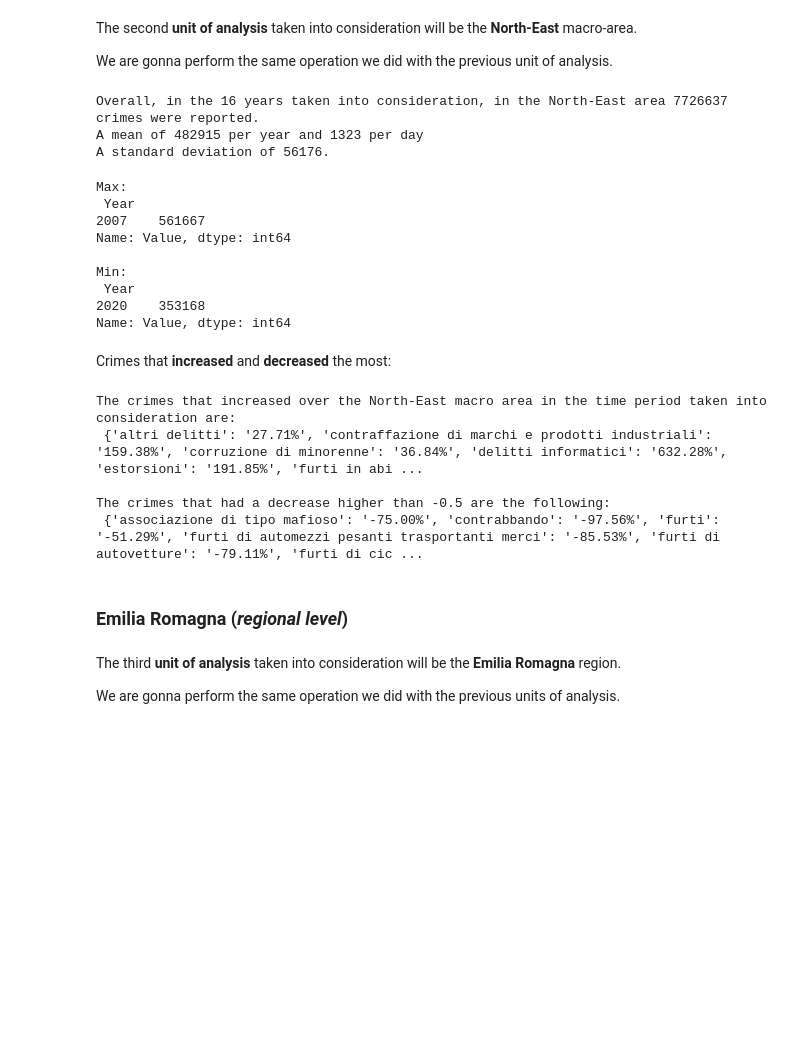
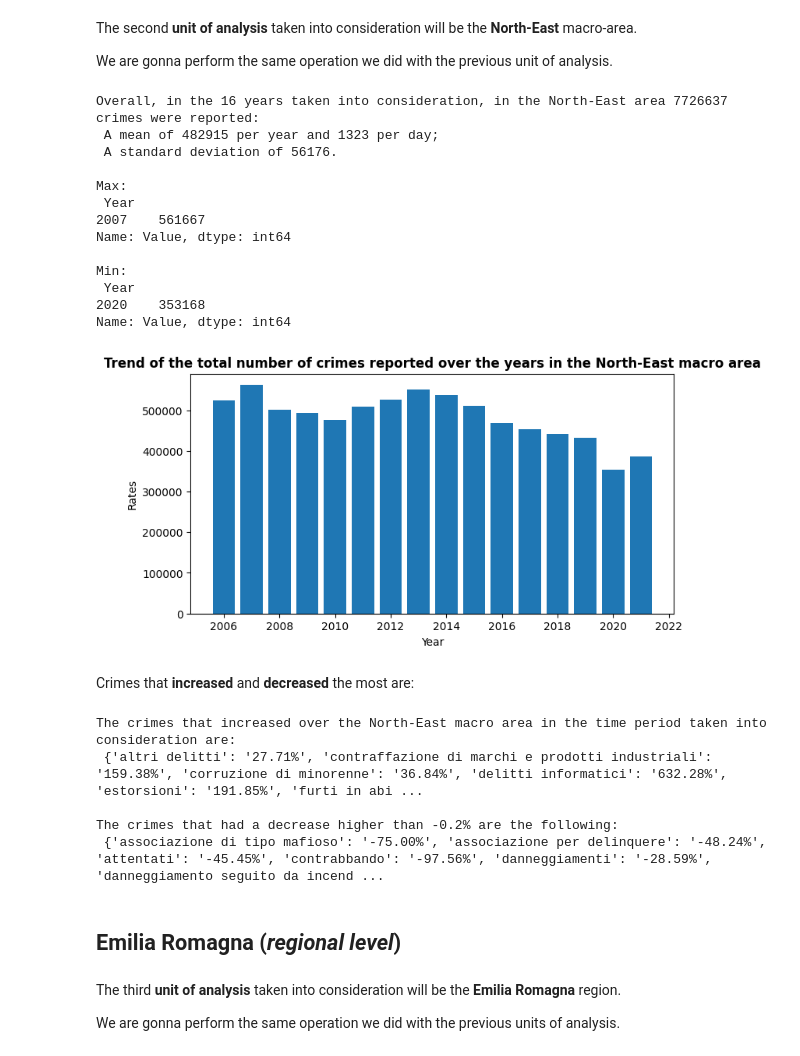
Before and after one commit to marcocolognesi/Crime-Rates-in-Italy-from-2006-to-2021, a Jupyter notebook: results.ipynb, the cells around one changed output. Saved outputs shown, nothing was run; the diff lists cells and outputs as text; code cells hidden in the pictures; blank space fills up the shorter version.

```diff
--- a/results.ipynb
+++ b/results.ipynb
@@ -83,33 +93,42 @@ We are gonna perform the same operation we did with the previous unit of analysi
 # %%
 north_east_df = functions.get_zone_df(df, area='Nord-est')
 north_east_total_values = north_east_df.loc[north_east_df['Crime'] == 'totale'].groupby(['Year']).sum(numeric_only=True)['Value']
 
 
-print(f"Overall, in the 16 years taken into consideration, in the North-East area {sum(north_east_total_values)} crimes were reported.",
-        f"\nA mean of {round(sum(north_east_total_values)/len(north_east_total_values))} per year and {round((sum(north_east_total_values)/len(north_east_total_values) / 365))} per day",
-        f"\nA standard deviation of {round(np.std(north_east_total_values))}.")
+print(f"Overall, in the 16 years taken into consideration, in the North-East area {sum(north_east_total_values)} crimes were reported:",
+        f"\n A mean of {round(sum(north_east_total_values)/len(north_east_total_values))} per year and {round((sum(north_east_total_values)/len(north_east_total_values) / 365))} per day;",
+        f"\n A standard deviation of {round(np.std(north_east_total_values))}.\n")
 
-px.bar(data_frame= north_east_total_values.reset_index(),
-       x = 'Year',
-       y = 'Value',
-       title= 'Trend of the total number of crimes reported over the years in the North-East macro area')
+# Finding the year with the maximum crimes reported
+print('Max:\n', north_east_total_values[north_east_total_values == max(north_east_total_values)])
+
+# Finding the year with the minimum crimes reported
+print('\nMin:\n',north_east_total_values[north_east_total_values == min(north_east_total_values)])
+
+
+# Plotting
+f, ax = plt.subplots(figsize=(8,4))
+plt.bar(x = 'Year',
+        height = 'Value',
+        data = north_east_total_values.reset_index()
+        )
+ax.set_title('Trend of the total number of crimes reported over the years in the North-East macro area', weight='bold')
+ax.ticklabel_format(axis = 'y', style = 'plain')
+ax.set_xlabel('Year')
+ax.set_ylabel('Rates')
+plt.show()
 # %% [output]
-Overall, in the 16 years taken into consideration, in the North-East area 7726637 crimes were reported.
-A mean of 482915 per year and 1323 per day
-A standard deviation of 56176.
+Overall, in the 16 years taken into consideration, in the North-East area 7726637 crimes were reported:
+ A mean of 482915 per year and 1323 per day;
+ A standard deviation of 56176.
+
+Max:
+ Year
+2007    561667
+Name: Value, dtype: int64
+
+Min:
+ Year
+2020    353168
+Name: Value, dtype: int64
+[figure, added]
-# %%
-# Finding the year with the maximum crimes reported
-print('Max:\n', north_east_total_values[north_east_total_values == max(north_east_total_values)])
-
-# Finding the year with the minimum crimes reported
-print('\nMin:\n',north_east_total_values[north_east_total_values == min(north_east_total_values)])
-# %% [output]
-Max:
- Year
-2007    561667
-Name: Value, dtype: int64
-
-Min:
- Year
-2020    353168
-Name: Value, dtype: int64
@@ -122,22 +135,22 @@ px.bar(data_frame= north_east_df.loc[north_east_df['Crime'] != 'totale'].groupby
 # %% [markdown]
-Crimes that **increased** and **decreased** the most:
+Crimes that **increased** and **decreased** the most are:
 # %%
 north_east_groupyb_crime_year = north_east_df.groupby(['Crime', 'Year']).sum(numeric_only=True)['Value'].reset_index()
 
 increasing_rates_north_east = functions.find_increasing_rates(north_east_groupyb_crime_year)
 print('The crimes that increased over the North-East macro area in the time period taken into consideration are: \n', increasing_rates_north_east)
 
-threshold = -0.50
+threshold = -0.20
 decreasing_rates_north_east = functions.find_decreasing_rates(north_east_groupyb_crime_year, threshold= threshold)
-print(f"\nThe crimes that had a decrease higher than {threshold} are the following: \n", decreasing_rates_north_east)
+print(f"\nThe crimes that had a decrease higher than {threshold}% are the following: \n", decreasing_rates_north_east)
 # %% [output]
 The crimes that increased over the North-East macro area in the time period taken into consideration are:
  {'altri delitti': '27.71%', 'contraffazione di marchi e prodotti industriali': '159.38%', 'corruzione di minorenne': '36.84%', 'delitti informatici': '632.28%', 'estorsioni': '191.85%', 'furti in abi ...
 
-The crimes that had a decrease higher than -0.5 are the following:
- {'associazione di tipo mafioso': '-75.00%', 'contrabbando': '-97.56%', 'furti': '-51.29%', 'furti di automezzi pesanti trasportanti merci': '-85.53%', 'furti di autovetture': '-79.11%', 'furti di cic ...
+The crimes that had a decrease higher than -0.2% are the following:
+ {'associazione di tipo mafioso': '-75.00%', 'associazione per delinquere': '-48.24%', 'attentati': '-45.45%', 'contrabbando': '-97.56%', 'danneggiamenti': '-28.59%', 'danneggiamento seguito da incend ...
 # %% [markdown]
-### Emilia Romagna (*regional level*)
+## **Emilia Romagna** (*regional level*)
 # %% [markdown]
 The third **unit of analysis** taken into consideration will be the **Emilia Romagna** region.
 
```
Also changed, not shown: parts of 24 cells of this notebook.
